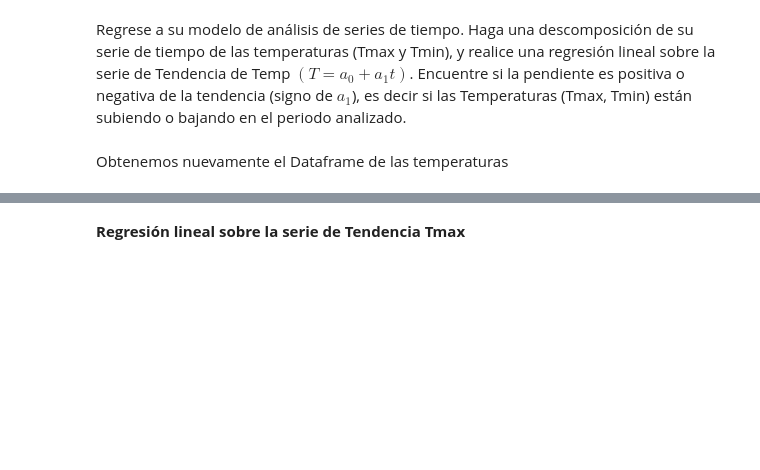
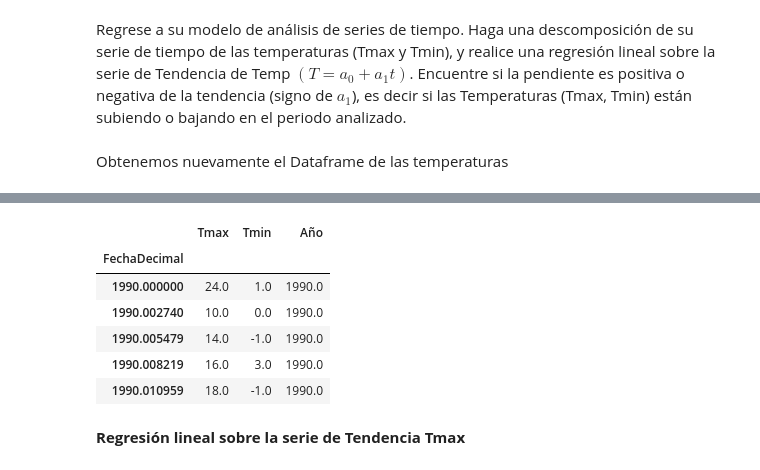
Before and after one commit to eduardxmartinez/FisicaComputacional, a Jupyter notebook: Actividad7/Actividad7.ipynb, the cells around one changed output, grey strips where cells are left out. Drawn from its saved outputs; the diff is of its cells as text; code cells hidden in the pictures; blank space fills up the shorter version.

```diff
--- a/Actividad7/Actividad7.ipynb
+++ b/Actividad7/Actividad7.ipynb
@@ -492,0 +492,37 @@ df_90 = df_meteotkt_ts[(df_meteotkt_ts['Año'] >= 1990) & (df_meteotkt_ts['Año'
+# %%
+# Función para convertir fecha en decimal
+from datetime import datetime as dt
+import time
+
+def toYearFraction(date):
+    def sinceEpoch(date): # returns seconds since epoch
+        return time.mktime(date.timetuple())
+    s = sinceEpoch
+
+    year = date.year
+    startOfThisYear = dt(year=year, month=1, day=1)
+    startOfNextYear = dt(year=year+1, month=1, day=1)
+
+    yearElapsed = s(date) - s(startOfThisYear)
+    yearDuration = s(startOfNextYear) - s(startOfThisYear)
+    fraction = yearElapsed/yearDuration
+
+    return date.year + fraction
+# %%
+df_meteotkt_ts = df_meteotkt0_ts # Se trabajara con este dataframe
+df_meteotkt_ts['FechaDecimal']=df_meteotkt['Tmax'] # Se crea una columna copiando otra
+del(df_meteotkt_ts['Precip']) # Se elimina
+del(df_meteotkt_ts['Evap']) # Se elimina
+
+N=len(df_meteotkt_ts) # Longitud del dataframe
+
+for x in range(N): #Repetir por todo el rango del dataframe
+  index=x
+  df_meteotkt_ts['FechaDecimal'].iloc[index]=toYearFraction(df_meteotkt_ts['Fecha'].iloc[index]) # Hacer decimal la fecha
+
+del(df_meteotkt_ts['Fecha']) # Se elimina
+df_meteotkt_ts= df_meteotkt_ts.astype(float) # Cambiar los tipos
+
+print(df_meteotkt_ts.head())
+print(df_meteotkt_ts.tail())
+df_meteotkt_ts.dtypes
@@ -493,3 +551,19 @@ df_90 = df_meteotkt_ts[(df_meteotkt_ts['Año'] >= 1990) & (df_meteotkt_ts['Año'
+# %%
+# Reemplazamos el índice por la variable 'Fecha'
+df_meteotkt_ts = df_meteotkt_ts.set_index('FechaDecimal')
+
+# Seleccionaremos un conjunto de años de 30 años
+df_90 = df_meteotkt_ts[(df_meteotkt_ts['Año'] >= 1990) & (df_meteotkt_ts['Año'] < 2013)]
+
+df_90.head()
+# %% [output]
+|  | Tmax | Tmin | Año |
+| FechaDecimal |  |  |  |
+| 1990.000000 | 24.0 | 1.0 | 1990.0 |
+| 1990.002740 | 10.0 | 0.0 | 1990.0 |
+| 1990.005479 | 14.0 | -1.0 | 1990.0 |
+| 1990.008219 | 16.0 | 3.0 | 1990.0 |
+| 1990.010959 | 18.0 | -1.0 | 1990.0 |
 # %% [markdown]
 **Regresión lineal sobre la serie de Tendencia Tmax**
 # %%
```
Also changed, not shown: parts of 5 cells of this notebook.
